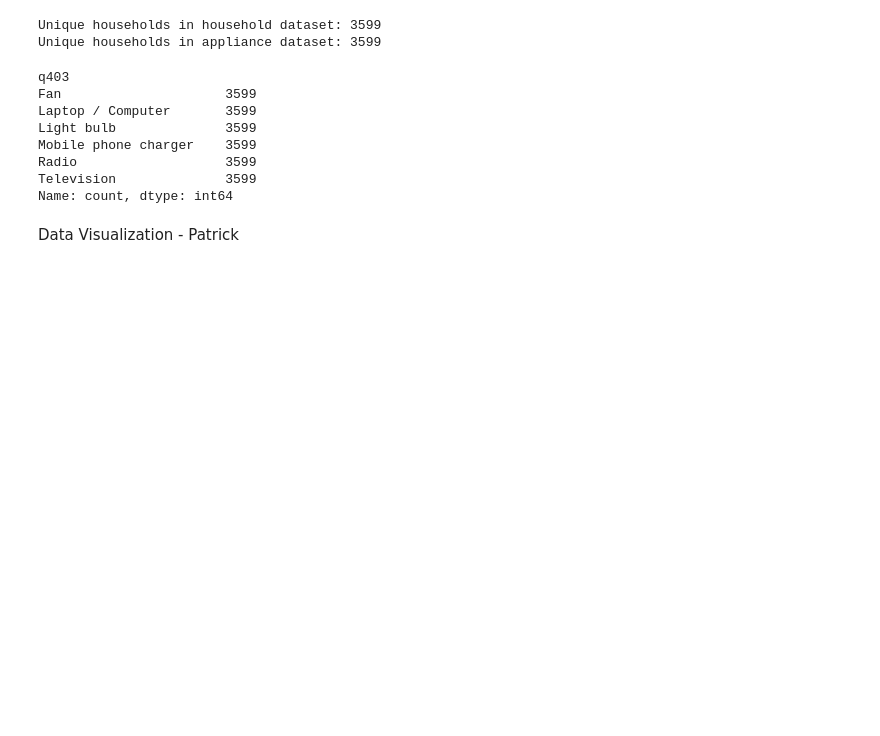
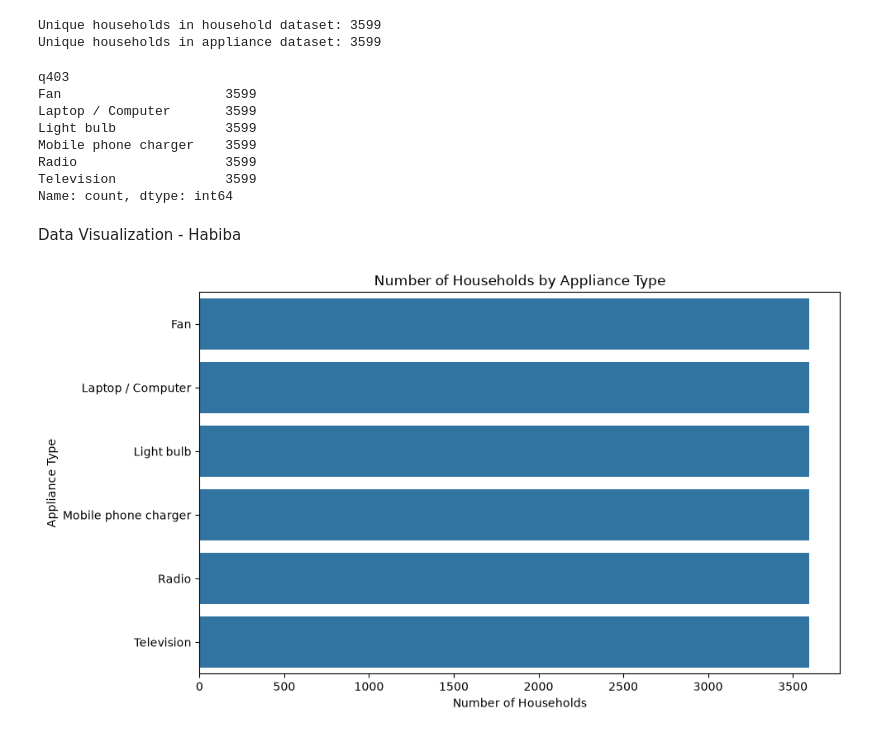
Before and after one commit to Paddyrey/TechCrush-Capstone-Group-11-Project, a Jupyter notebook: notebooks/Data_preparation.ipynb, the cells around one changed output. Drawn from its saved outputs; the diff is of its cells as text; code cells hidden in the pictures; blank space fills up the shorter version.

Commit message:
Add data visualizations

```diff
--- a/notebooks/Data_preparation.ipynb
+++ b/notebooks/Data_preparation.ipynb
@@ -159,4 +182,22 @@ Name: count, dtype: int64
 # %%
 # TeamRed: This shows us that we can create useful appliance-based features from the dataset
 # %% [markdown]
-Data Visualization - Patrick
+ Data Visualization - Habiba
+# %%
+# Visualize the number of households recorded for each appliance
+
+plt.figure(figsize=(10, 6))
+
+sns.countplot(
+        data=apps_df,
+            y='q403',
+                order=apps_df['q403'].value_counts().index
+)
+
+plt.title('Number of Households by Appliance Type')
+plt.xlabel('Number of Households')
+plt.ylabel('Appliance Type')
+
+plt.show()
+# %% [output]
+[figure, added]
```
Also changed, not shown: parts of 6 cells of this notebook.
